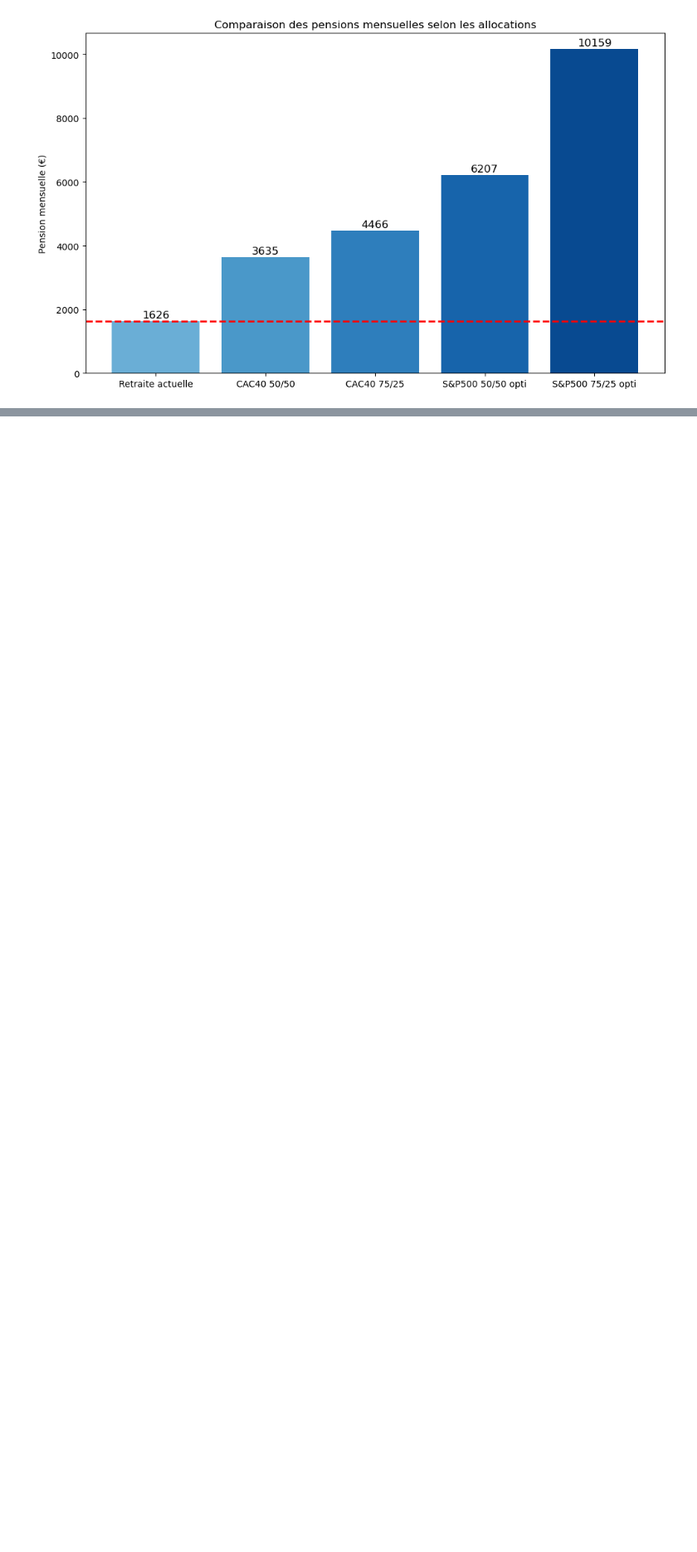
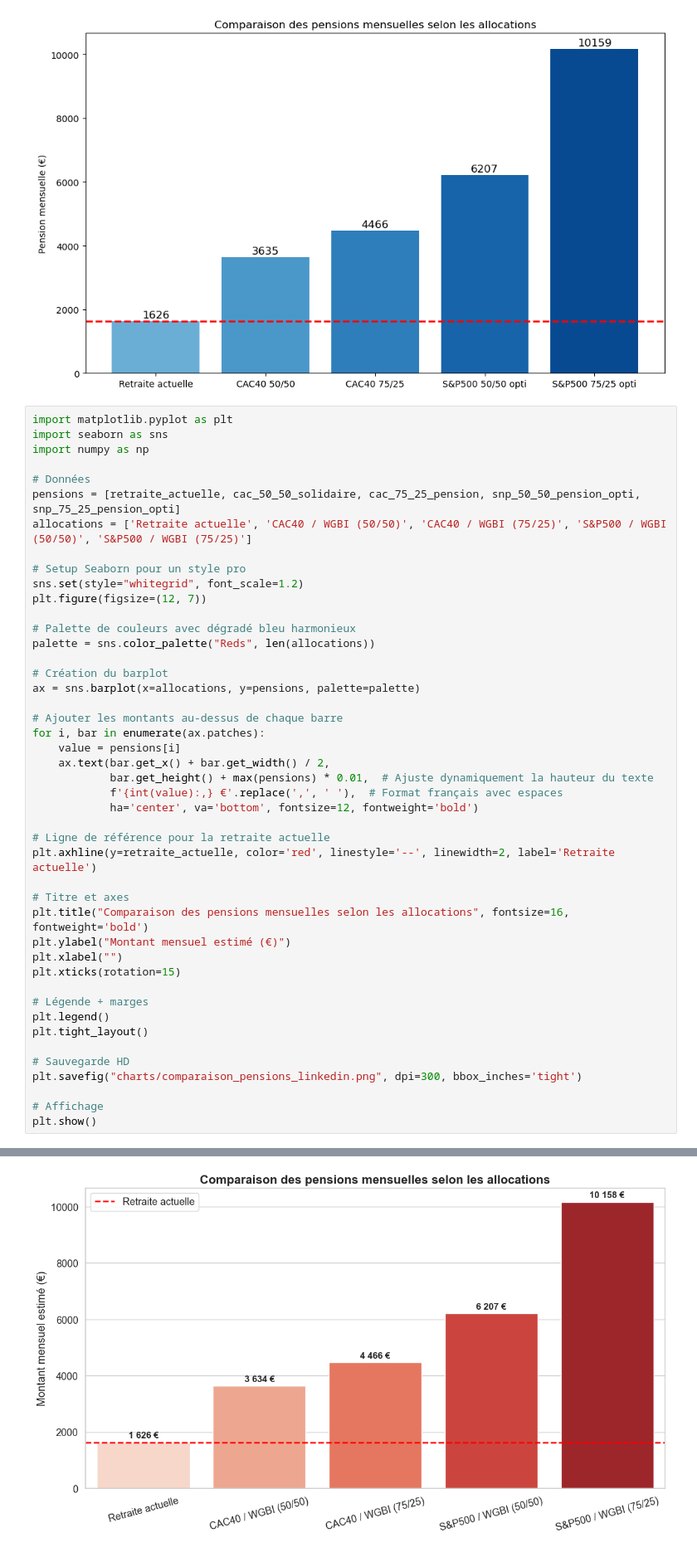
Before and after one commit to Vincent-20-100/backtest_retraites, a Jupyter notebook: notebooks/Backtest.ipynb, the cells around one changed output, grey strips where cells are left out. Shown at 83% size. Saved outputs shown, nothing was run; the diff lists cells and outputs as text; blank space fills up the shorter version.

```diff
--- a/notebooks/Backtest.ipynb
+++ b/notebooks/Backtest.ipynb
@@ -648,3 +648,49 @@ plt.savefig("charts/comparaison_pensions_2.png", dpi=300, bbox_inches='tight')
 plt.show()
 # %% [output]
 [figure]
+# %%
+import matplotlib.pyplot as plt
+import seaborn as sns
+import numpy as np
+
+# Données
+pensions = [retraite_actuelle, cac_50_50_solidaire, cac_75_25_pension, snp_50_50_pension_opti, snp_75_25_pension_opti]
+allocations = ['Retraite actuelle', 'CAC40 / WGBI (50/50)', 'CAC40 / WGBI (75/25)', 'S&P500 / WGBI (50/50)', 'S&P500 / WGBI (75/25)']
+
+# Setup Seaborn pour un style pro
+sns.set(style="whitegrid", font_scale=1.2)
+plt.figure(figsize=(12, 7))
+
+# Palette de couleurs avec dégradé bleu harmonieux
+palette = sns.color_palette("Reds", len(allocations))
+
+# Création du barplot
+ax = sns.barplot(x=allocations, y=pensions, palette=palette)
+
+# Ajouter les montants au-dessus de chaque barre
+for i, bar in enumerate(ax.patches):
+    value = pensions[i]
+    ax.text(bar.get_x() + bar.get_width() / 2,
+            bar.get_height() + max(pensions) * 0.01,  # Ajuste dynamiquement la hauteur du texte
+            f'{int(value):,} €'.replace(',', ' '),  # Format français avec espaces
+            ha='center', va='bottom', fontsize=12, fontweight='bold')
+
+# Ligne de référence pour la retraite actuelle
+plt.axhline(y=retraite_actuelle, color='red', linestyle='--', linewidth=2, label='Retraite actuelle')
+
+# Titre et axes
+plt.title("Comparaison des pensions mensuelles selon les allocations", fontsize=16, fontweight='bold')
+plt.ylabel("Montant mensuel estimé (€)")
+plt.xlabel("")
+plt.xticks(rotation=15)
+
+# Légende + marges
+plt.legend()
+plt.tight_layout()
+
+# Sauvegarde HD
+plt.savefig("charts/comparaison_pensions_linkedin.png", dpi=300, bbox_inches='tight')
+
+# Affichage
+plt.show()
+# %% [output]
@@ -651,3 +700,4 @@ plt.show()
+[figure, added]
 # %% [markdown]
 ## 📌 Calcul des coefficients multiplicateurs
 
```
Also changed, not shown: parts of 4 cells of this notebook, 3 other files.
